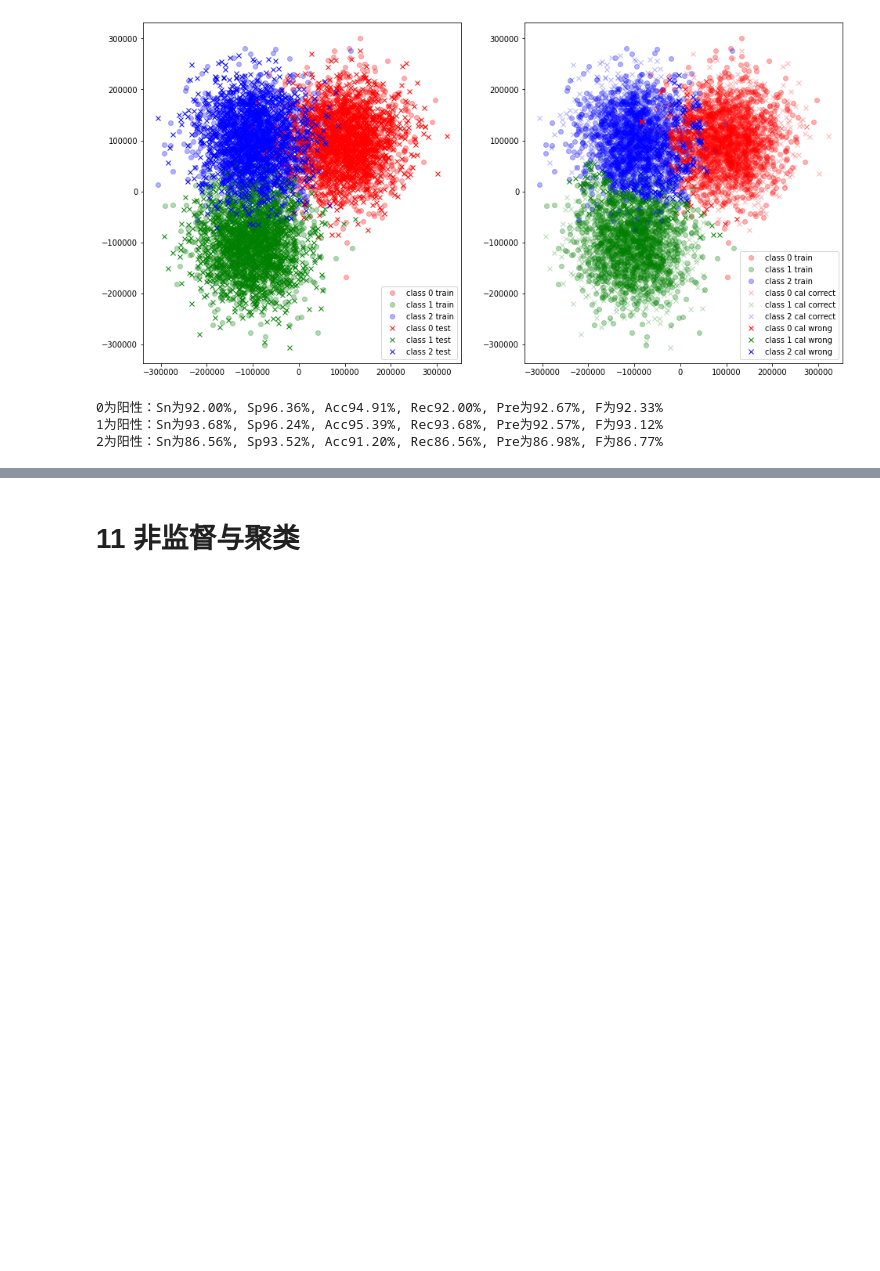
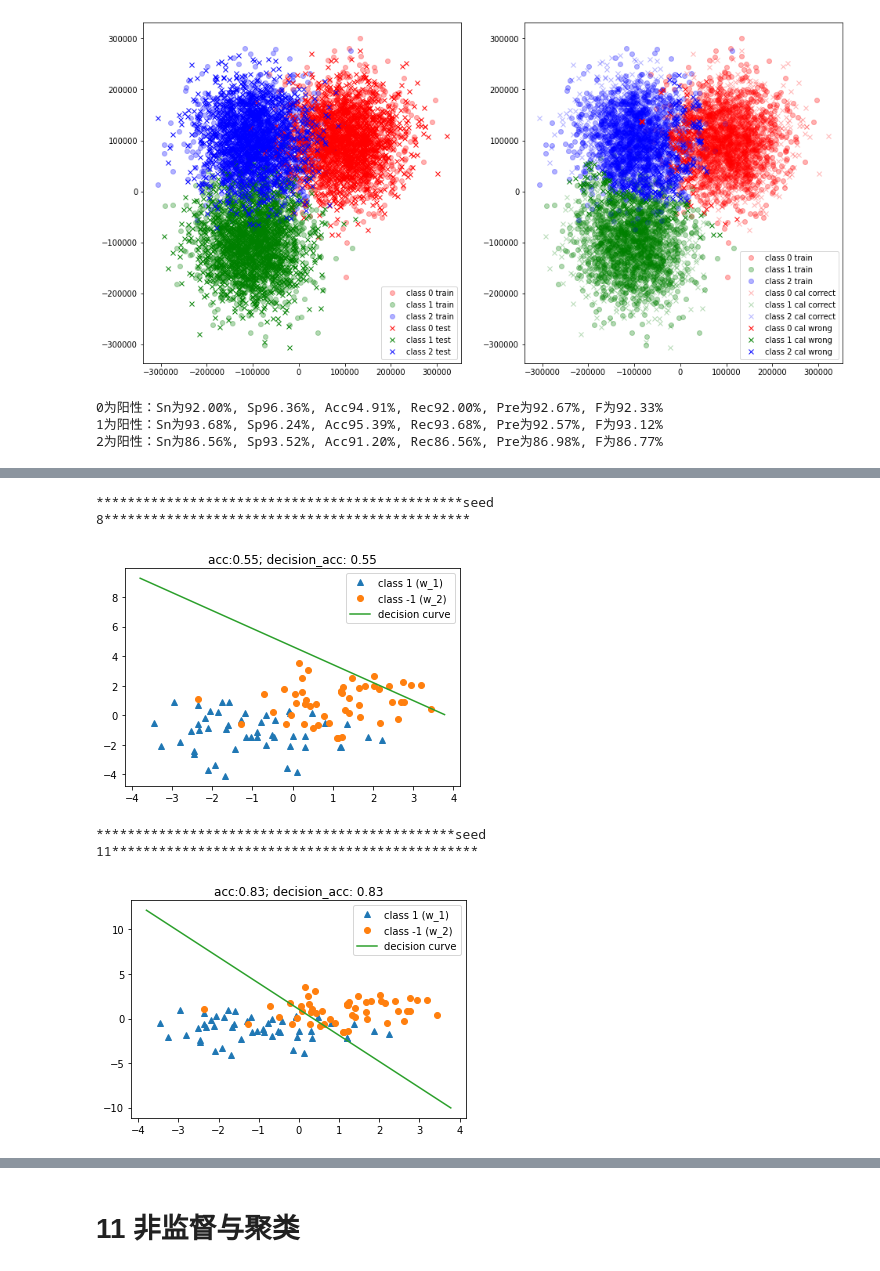
Before and after one commit to ZhuBodian/mo_shi_shi_bie_4, a Jupyter notebook: example.ipynb, the cells around one changed output, grey strips where cells are left out. Drawn from its saved outputs; the diff is of its cells as text; code cells hidden in the pictures; blank space fills up the shorter version.

```diff
--- a/example.ipynb
+++ b/example.ipynb
@@ -772,0 +809,16 @@ my_evaluate(test_label, cal_label)
+# %%
+def run_lms():
+    fisher_instance = mlc.Bossting(data, label, 10)
+    alpha = fisher_instance.lms()
+    predict_label, acc = fisher_instance.predict(alpha)
+    fisher_instance._plot_with_alpha(alpha, acc, predict_label)
+# %%
+for i in [8, 11]:
+    np.random.seed(i)
+    print(f'seed {i}'.center(100, '*'))
+    run_lms()
+# %% [output]
+***********************************************seed 8***********************************************
+[figure, added]
+**********************************************seed 11***********************************************
+[figure, added]
```
Also changed, not shown: parts of 12 cells of this notebook, 1 other file.
